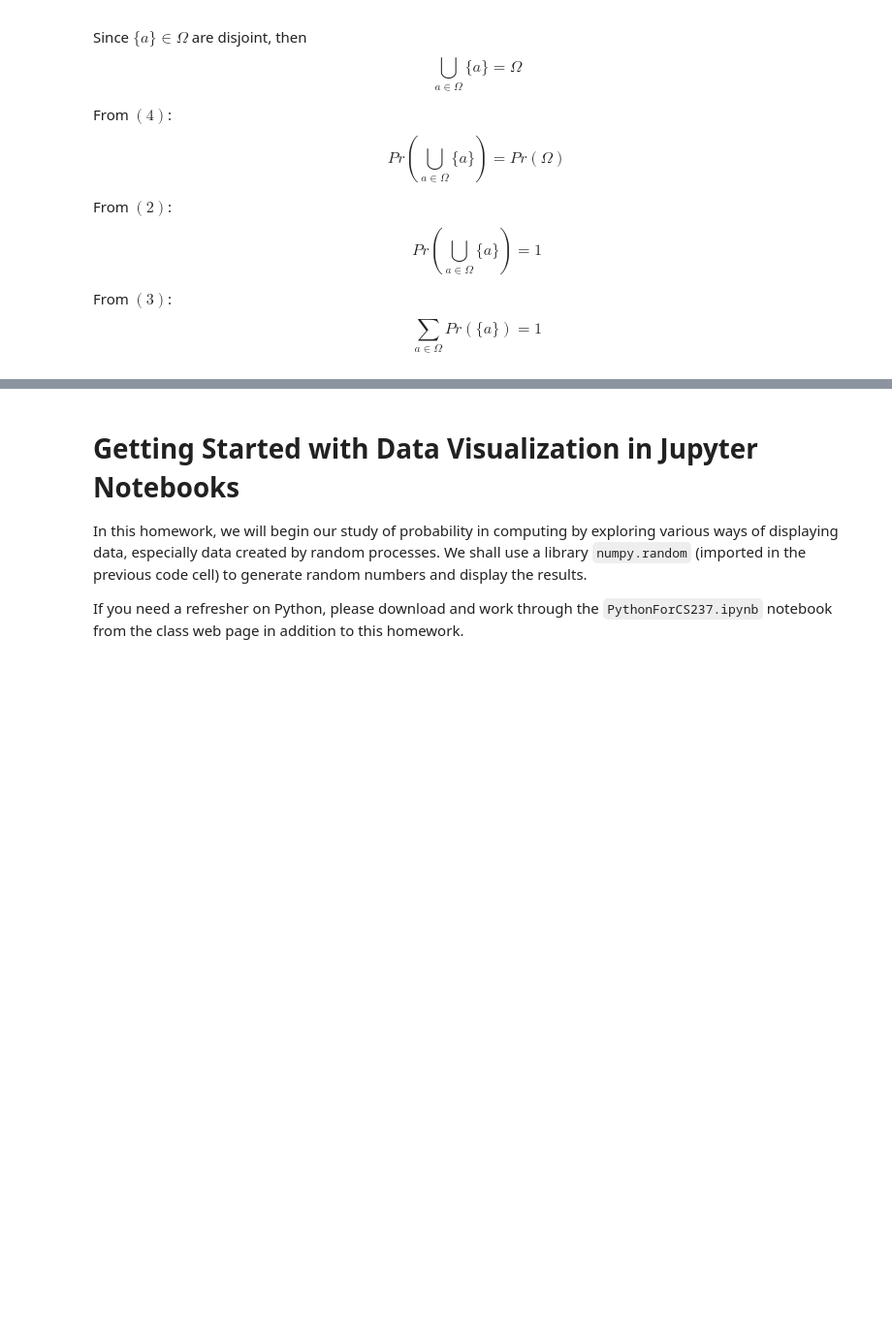
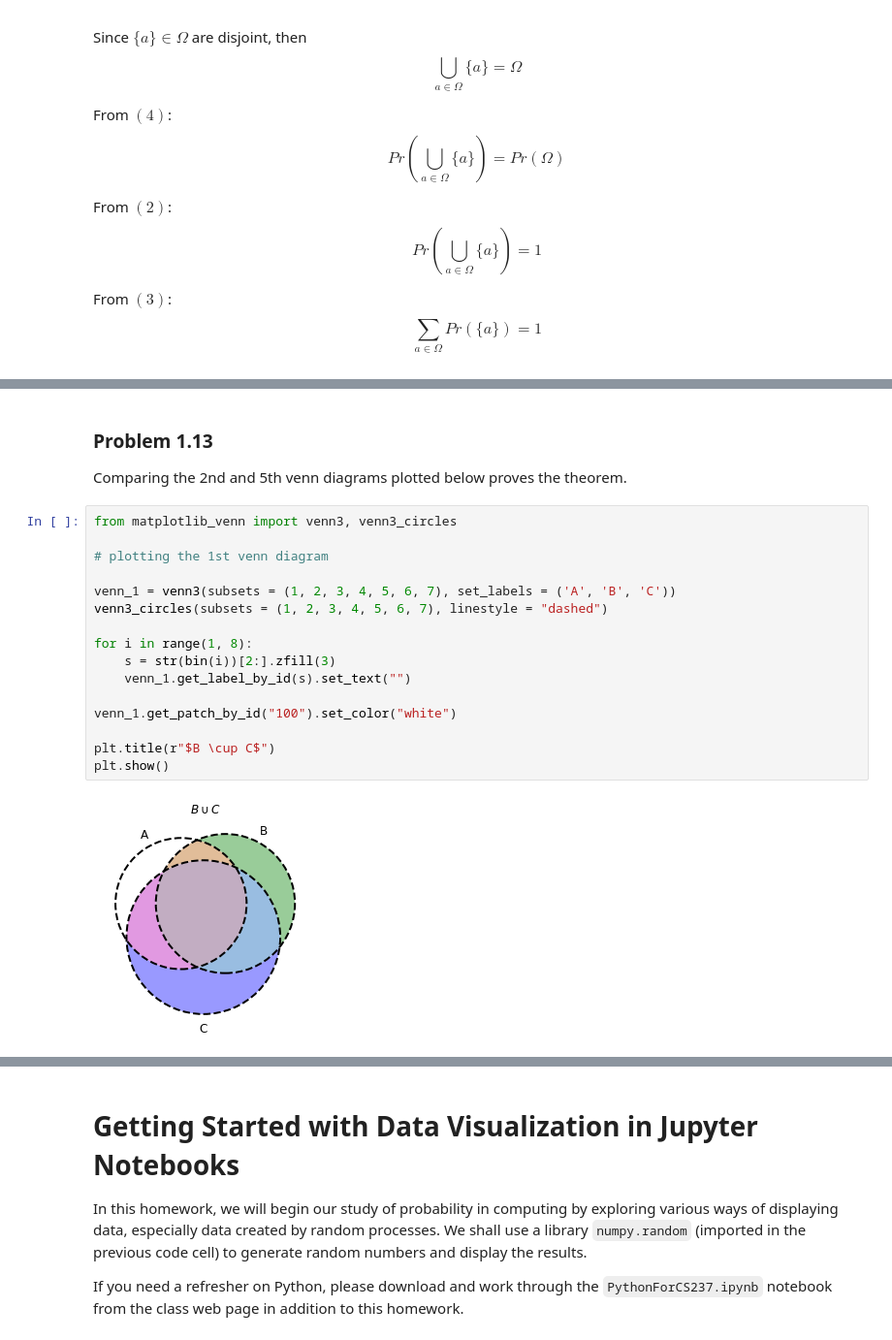
Before and after one commit to ghostpress/CS237-Summer-2-2021, a Jupyter notebook: HW0/hw0.ipynb, the cells around one changed output, grey strips where cells are left out. Shown: that part at 97% size. Drawn from its saved outputs; the diff is of its cells as text; blank space fills up the shorter version.

```diff
--- a/HW0/hw0.ipynb
+++ b/HW0/hw0.ipynb
@@ -71,0 +103,22 @@ Schaums Probability:
+# %% [markdown]
+### Problem 1.13
+
+Comparing the 2nd and 5th venn diagrams plotted below proves the theorem.
+# %%
+from matplotlib_venn import venn3, venn3_circles
+
+# plotting the 1st venn diagram
+
+venn_1 = venn3(subsets = (1, 2, 3, 4, 5, 6, 7), set_labels = ('A', 'B', 'C'))
+venn3_circles(subsets = (1, 2, 3, 4, 5, 6, 7), linestyle = "dashed")
+
+for i in range(1, 8):
+    s = str(bin(i))[2:].zfill(3)
+    venn_1.get_label_by_id(s).set_text("")
+
+venn_1.get_patch_by_id("100").set_color("white")
+
+plt.title(r"$B \cup C$")
+plt.show()
+# %% [output]
+[figure, added]
```
Also changed, not shown: parts of 13 cells of this notebook.
